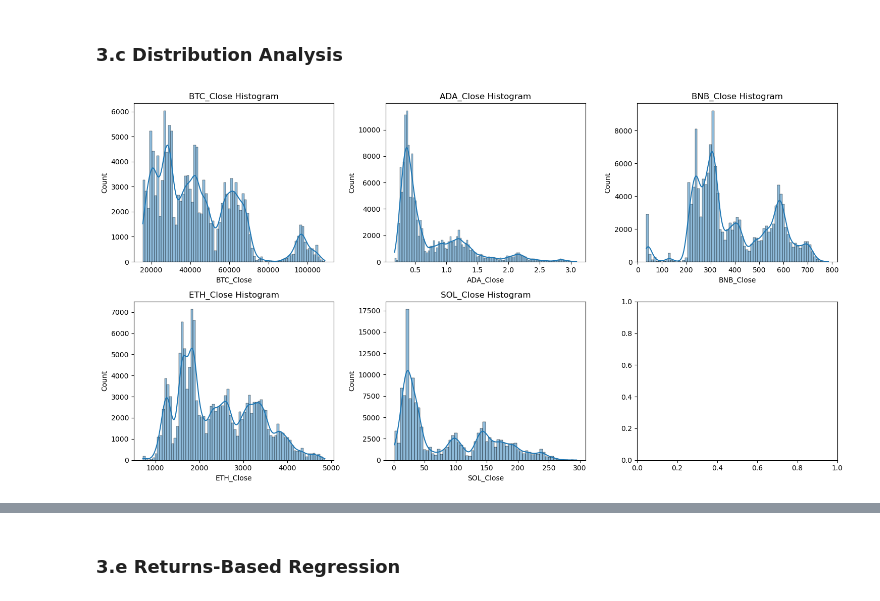
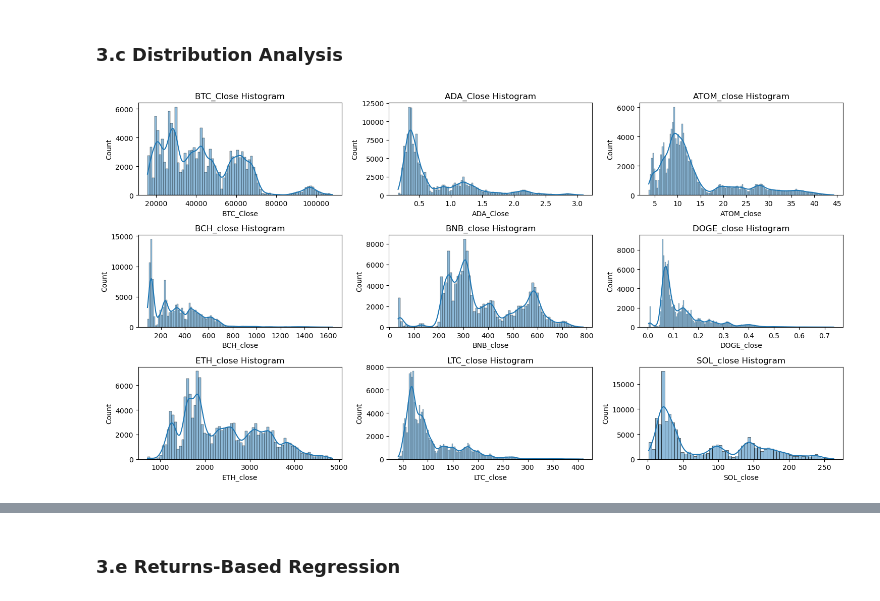
Before and after one commit to ayberkcansever/dasc-6010, a Jupyter notebook: data-science/eda/exploratory-data-analysis.ipynb, the cells around one changed output, grey strips where cells are left out. Cells and saved outputs as stored; diff of their text form; code cells hidden in the pictures.

```diff
--- a/data-science/eda/exploratory-data-analysis.ipynb
+++ b/data-science/eda/exploratory-data-analysis.ipynb
@@ -25,15 +25,19 @@ engine = create_engine(engine_str)
 
 query_btc = """
     SELECT moment, high, open, low, close, volume
-    FROM public.kline_btc
+    FROM public.kline_btc where to_timestamp(moment / 1000) < '2025-01-01'
     ORDER BY moment ASC;
 """
 df_btc = pd.read_sql(query_btc, con=engine)
 
-df_ada = pd.read_sql("SELECT moment, high, open, low, close, volume FROM public.kline_ada ORDER BY moment ASC", con=engine)
-df_bnb = pd.read_sql("SELECT moment, high, open, low, close, volume FROM public.kline_bnb ORDER BY moment ASC", con=engine)
-df_eth = pd.read_sql("SELECT moment, high, open, low, close, volume FROM public.kline_eth ORDER BY moment ASC", con=engine)
-df_sol = pd.read_sql("SELECT moment, high, open, low, close, volume FROM public.kline_sol ORDER BY moment ASC", con=engine)
+df_ada = pd.read_sql("SELECT moment, high, open, low, close, volume FROM public.kline_ada where to_timestamp(moment / 1000) < '2025-01-01' ORDER BY moment ASC", con=engine)
+df_atom = pd.read_sql("SELECT moment, high, open, low, close, volume FROM public.kline_atom where to_timestamp(moment / 1000) < '2025-01-01' ORDER BY moment ASC", con=engine)
+df_bch = pd.read_sql("SELECT moment, high, open, low, close, volume FROM public.kline_bch where to_timestamp(moment / 1000) < '2025-01-01' ORDER BY moment ASC", con=engine)
+df_bnb = pd.read_sql("SELECT moment, high, open, low, close, volume FROM public.kline_bnb where to_timestamp(moment / 1000) < '2025-01-01' ORDER BY moment ASC", con=engine)
+df_doge = pd.read_sql("SELECT moment, high, open, low, close, volume FROM public.kline_doge where to_timestamp(moment / 1000) < '2025-01-01' ORDER BY moment ASC", con=engine)
+df_eth = pd.read_sql("SELECT moment, high, open, low, close, volume FROM public.kline_eth where to_timestamp(moment / 1000) < '2025-01-01' ORDER BY moment ASC", con=engine)
+df_ltc = pd.read_sql("SELECT moment, high, open, low, close, volume FROM public.kline_ltc where to_timestamp(moment / 1000) < '2025-01-01' ORDER BY moment ASC", con=engine)
+df_sol = pd.read_sql("SELECT moment, high, open, low, close, volume FROM public.kline_sol where to_timestamp(moment / 1000) < '2025-01-01' ORDER BY moment ASC", con=engine)
 # %% [markdown]
 # 2. Clean & Transform Data
 # %% [markdown]
@@ -230,24 +381,28 @@ plt.show()
 # %% [markdown]
 ### 3.c Distribution Analysis
 # %%
-fig, axes = plt.subplots(2, 3, figsize=(15, 8))
+fig, axes = plt.subplots(3, 3, figsize=(15, 8))
 axes = axes.flatten()
 
 df_combined = pd.DataFrame({
     'BTC_Close': df_btc['close'],
     'ADA_Close': df_ada['close'],
-    'BNB_Close': df_bnb['close'],
-    'ETH_Close': df_eth['close'],
-    'SOL_Close': df_sol['close'],
+    'ATOM_close': df_atom['close'],
+    'BCH_close': df_bch['close'],
+    'BNB_close': df_bnb['close'],
+    'DOGE_close': df_doge['close'],
+    'ETH_close': df_eth['close'],
+    'LTC_close': df_ltc['close'],
+    'SOL_close': df_sol['close']
 })
 
-coins = ['BTC_Close', 'ADA_Close', 'BNB_Close', 'ETH_Close', 'SOL_Close']
+coins = ['BTC_Close', 'ADA_Close', 'ATOM_close', 'BCH_close', 'BNB_close', 'DOGE_close', 'ETH_close', 'LTC_close', 'SOL_close']
 for i, coin in enumerate(coins):
     sns.histplot(df_combined[coin], kde=True, ax=axes[i])
     axes[i].set_title(f"{coin} Histogram")
 
 plt.tight_layout()
 plt.show()
 # %% [output]
-[figure, old version]
+[figure, new version]
 # %% [markdown]
```
Also changed, not shown: parts of 19 cells of this notebook, 3 other files.
